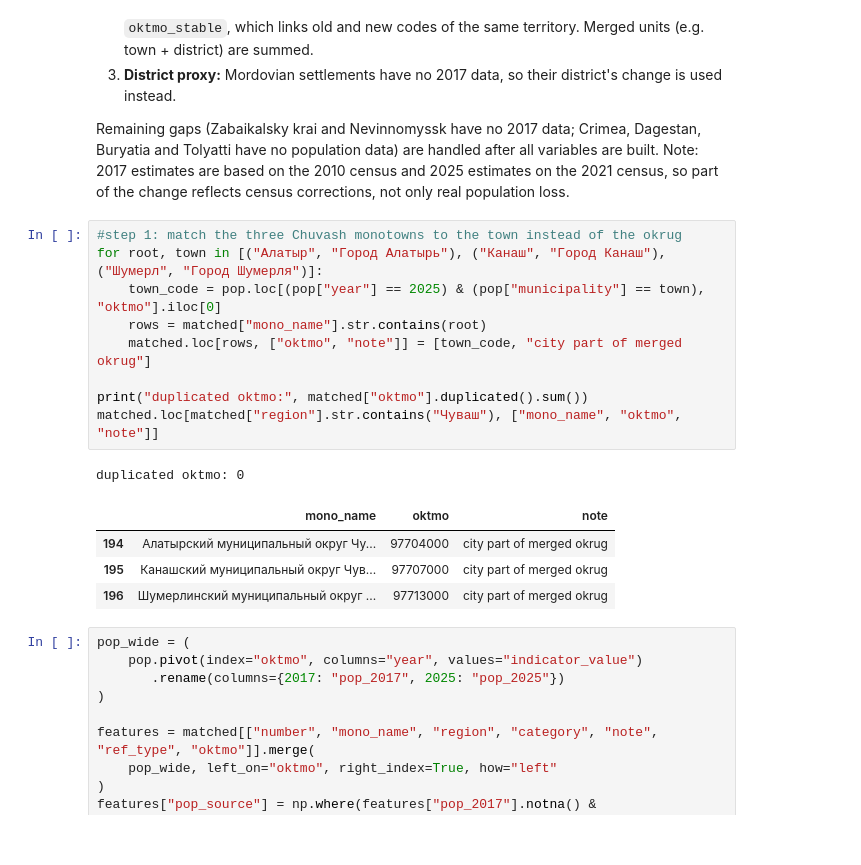
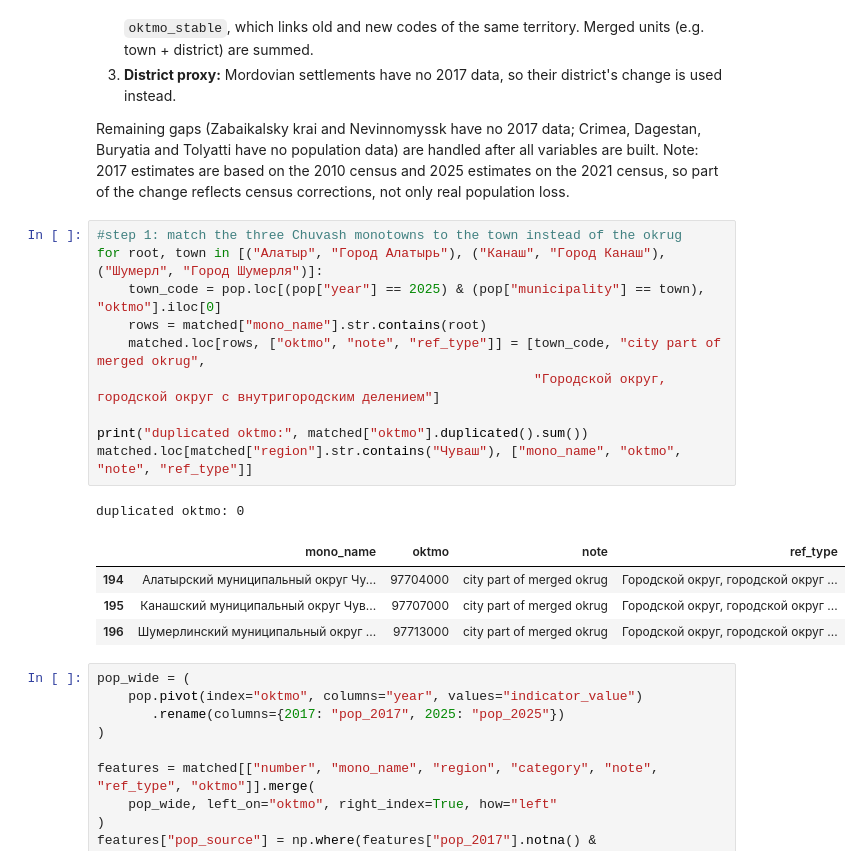
Before and after one commit to evelina-kalugina/-russian-monotowns-typology, a Jupyter notebook: notebooks/03_features.ipynb, the cells around one changed output. Saved outputs shown, nothing was run; the diff lists cells and outputs as text.

```diff
--- a/notebooks/03_features.ipynb
+++ b/notebooks/03_features.ipynb
@@ -191,18 +191,19 @@ change reflects census corrections, not only real population loss.
 # %%
 #step 1: match the three Chuvash monotowns to the town instead of the okrug
 for root, town in [("Алатыр", "Город Алатырь"), ("Канаш", "Город Канаш"), ("Шумерл", "Город Шумерля")]:
     town_code = pop.loc[(pop["year"] == 2025) & (pop["municipality"] == town), "oktmo"].iloc[0]
     rows = matched["mono_name"].str.contains(root)
-    matched.loc[rows, ["oktmo", "note"]] = [town_code, "city part of merged okrug"]
+    matched.loc[rows, ["oktmo", "note", "ref_type"]] = [town_code, "city part of merged okrug",
+                                                        "Городской округ, городской округ с внутригородским делением"]
 
 print("duplicated oktmo:", matched["oktmo"].duplicated().sum())
-matched.loc[matched["region"].str.contains("Чуваш"), ["mono_name", "oktmo", "note"]]
+matched.loc[matched["region"].str.contains("Чуваш"), ["mono_name", "oktmo", "note", "ref_type"]]
 # %% [output]
 duplicated oktmo: 0
-|  | mono_name | oktmo | note |
-| 194 | Алатырский муниципальный округ Чу... | 97704000 | city part of merged okrug |
-| 195 | Канашский муниципальный округ Чув... | 97707000 | city part of merged okrug |
-| 196 | Шумерлинский муниципальный округ ... | 97713000 | city part of merged okrug |
+|  | mono_name | oktmo | note | ref_type |
+| 194 | Алатырский муниципальный округ Чу... | 97704000 | city part of merged okrug | Городской округ, городской округ ... |
+| 195 | Канашский муниципальный округ Чув... | 97707000 | city part of merged okrug | Городской округ, городской округ ... |
+| 196 | Шумерлинский муниципальный округ ... | 97713000 | city part of merged okrug | Городской округ, городской округ ... |
 # %%
 pop_wide = (
     pop.pivot(index="oktmo", columns="year", values="indicator_value")
```
Also changed, not shown: parts of 2 cells of this notebook, 1 other file.
